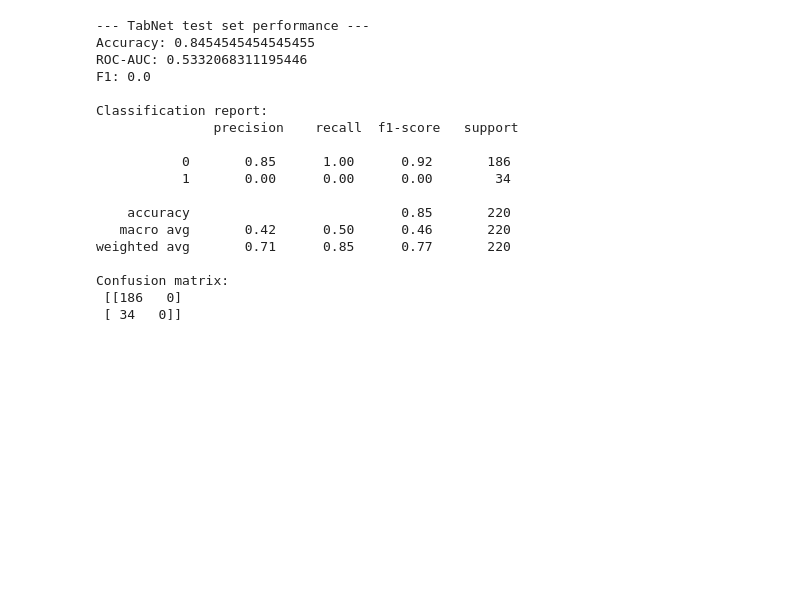
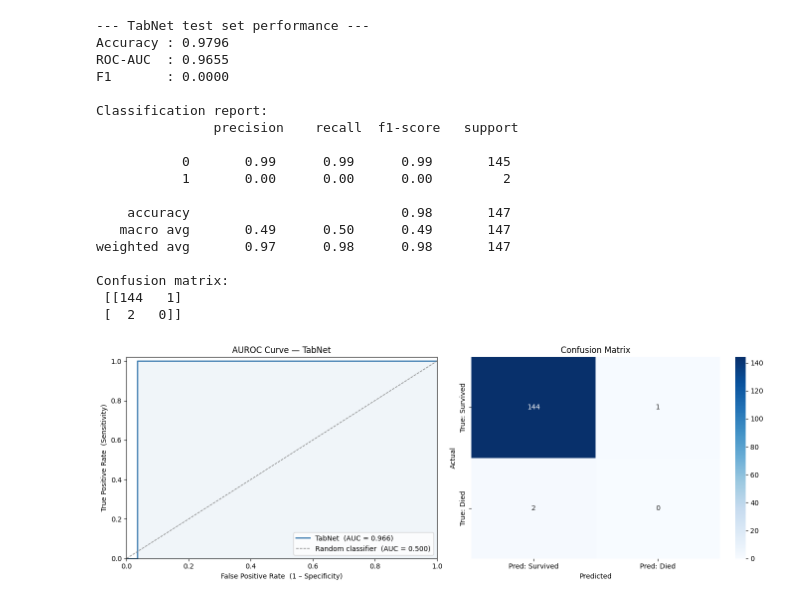
Before and after one commit to SamuelOtabir/cox-regression_synthetic-data, a Jupyter notebook: tabnet.ipynb, the cells around one changed output. Saved outputs shown, nothing was run; the diff lists cells and outputs as text; code cells hidden in the pictures; blank space fills up the shorter version.

```diff
--- a/tabnet.ipynb
+++ b/tabnet.ipynb
@@ -122,30 +394,63 @@ Early stopping occurred at epoch 17 with best_epoch = 7 and best_valid_auc = 0.5
 # %%
-#model evaluation
+from sklearn.metrics import roc_curve, auc as sk_auc
 
-y_pred_proba = clf.predict_proba(X_test)[:,1]
-y_pred = clf.predict(X_test)
-print('\n--- TabNet test set performance ---')
-print('Accuracy:', accuracy_score(y_test, y_pred))
-print('ROC-AUC:', roc_auc_score(y_test, y_pred_proba))
-print('F1:', f1_score(y_test, y_pred))
-print('\nClassification report:\n', classification_report(y_test, y_pred))
+# model evaluation — test set used here for the FIRST and ONLY time
+y_pred_proba = clf.predict_proba(X_test_sc)[:, 1]
+y_pred       = clf.predict(X_test_sc)
+
+roc_auc = roc_auc_score(y_test, y_pred_proba)
+
+print('--- TabNet test set performance ---')
+print(f'Accuracy : {accuracy_score(y_test, y_pred):.4f}')
+print(f'ROC-AUC  : {roc_auc:.4f}')
+print(f'F1       : {f1_score(y_test, y_pred, zero_division=0):.4f}')
+print('\nClassification report:\n', classification_report(y_test, y_pred, zero_division=0))
 print('Confusion matrix:\n', confusion_matrix(y_test, y_pred))
+
+# ── AUROC curve ──────────────────────────────────────────────────────────────
+fpr, tpr, _ = roc_curve(y_test, y_pred_proba)
+
+fig, axes = plt.subplots(1, 2, figsize=(14, 5))
+
+# Left: ROC curve
+ax = axes[0]
+ax.plot(fpr, tpr, color='steelblue', lw=2, label=f'TabNet  (AUC = {roc_auc:.3f})')
+ax.plot([0, 1], [0, 1], color='grey', linestyle='--', lw=1, label='Random classifier  (AUC = 0.500)')
+ax.fill_between(fpr, tpr, alpha=0.08, color='steelblue')
+ax.set_xlabel('False Positive Rate  (1 – Specificity)')
+ax.set_ylabel('True Positive Rate  (Sensitivity)')
+ax.set_title('AUROC Curve — TabNet')
+ax.legend(loc='lower right')
+ax.set_xlim([0, 1]); ax.set_ylim([0, 1.02])
+
+# Right: Confusion matrix heatmap
+cm = confusion_matrix(y_test, y_pred)
+ax2 = axes[1]
+sns.heatmap(cm, annot=True, fmt='d', cmap='Blues', ax=ax2,
+            xticklabels=['Pred: Survived', 'Pred: Died'],
+            yticklabels=['True: Survived', 'True: Died'])
+ax2.set_title('Confusion Matrix')
+ax2.set_ylabel('Actual'); ax2.set_xlabel('Predicted')
+
+plt.tight_layout()
+plt.show()
 # %% [output]
 --- TabNet test set performance ---
-Accuracy: 0.8454545454545455
-ROC-AUC: 0.5332068311195446
-F1: 0.0
+Accuracy : 0.9796
+ROC-AUC  : 0.9655
+F1       : 0.0000
 
 Classification report:
                precision    recall  f1-score   support
 
-           0       0.85      1.00      0.92       186
-           1       0.00      0.00      0.00        34
+           0       0.99      0.99      0.99       145
+           1       0.00      0.00      0.00         2
 
-    accuracy                           0.85       220
-   macro avg       0.42      0.50      0.46       220
-weighted avg       0.71      0.85      0.77       220
+    accuracy                           0.98       147
+   macro avg       0.49      0.50      0.49       147
+weighted avg       0.97      0.98      0.98       147
 
 Confusion matrix:
- [[186   0]
- [ 34   0]]
+ [[144   1]
+ [  2   0]]
+[figure, added]
```
Also changed, not shown: parts of 8 cells of this notebook, 1 other file.
